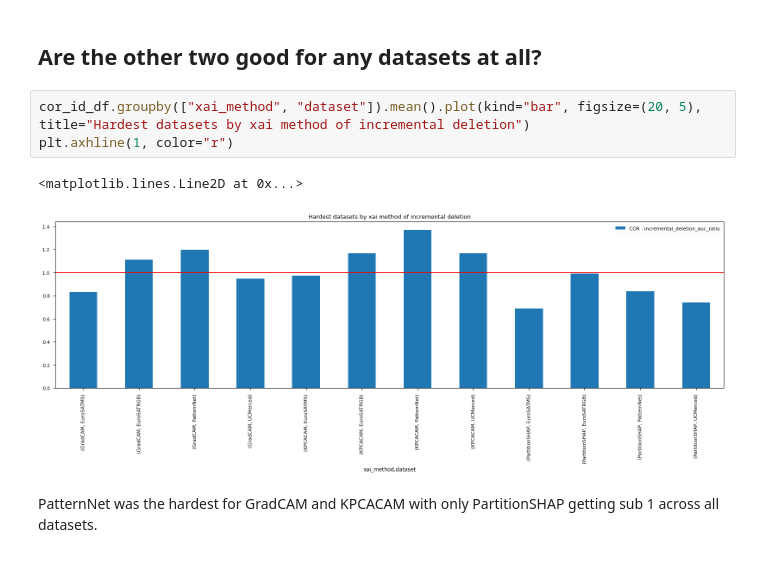
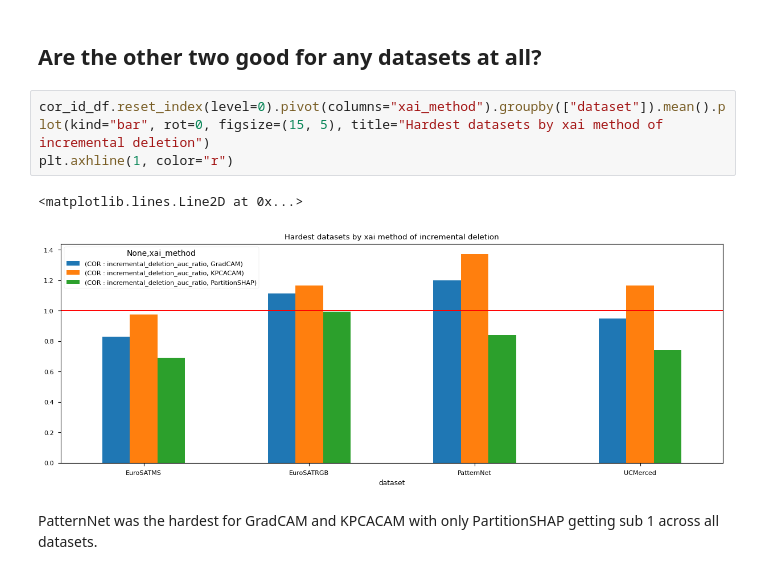
Before and after one commit to tameTNT/evaluating-xai-remote-sensing, a Jupyter notebook: notebooks/systematic_exploration.ipynb, the cells around one changed output. Cells and saved outputs as stored; diff of their text form.

```diff
--- a/notebooks/systematic_exploration.ipynb
+++ b/notebooks/systematic_exploration.ipynb
@@ -214,11 +214,11 @@ cor_id_df.loc[:, "PatternNet", :, "river"]
 # %% [markdown]
 ## Are the other two good for any datasets at all?
 # %%
-cor_id_df.groupby(["xai_method", "dataset"]).mean().plot(kind="bar", figsize=(20, 5), title="Hardest datasets by xai method of incremental deletion")
+cor_id_df.reset_index(level=0).pivot(columns="xai_method").groupby(["dataset"]).mean().plot(kind="bar", rot=0, figsize=(15, 5), title="Hardest datasets by xai method of incremental deletion")
 plt.axhline(1, color="r")
 # %% [output]
 <matplotlib.lines.Line2D at 0x...>
-[figure, old version]
+[figure, new version]
 # %% [markdown]
 PatternNet was the hardest for GradCAM and KPCACAM with only PartitionSHAP getting sub 1 across all datasets.
 # %%
```
Also changed, not shown: parts of 5 cells of this notebook, 1 other file.
